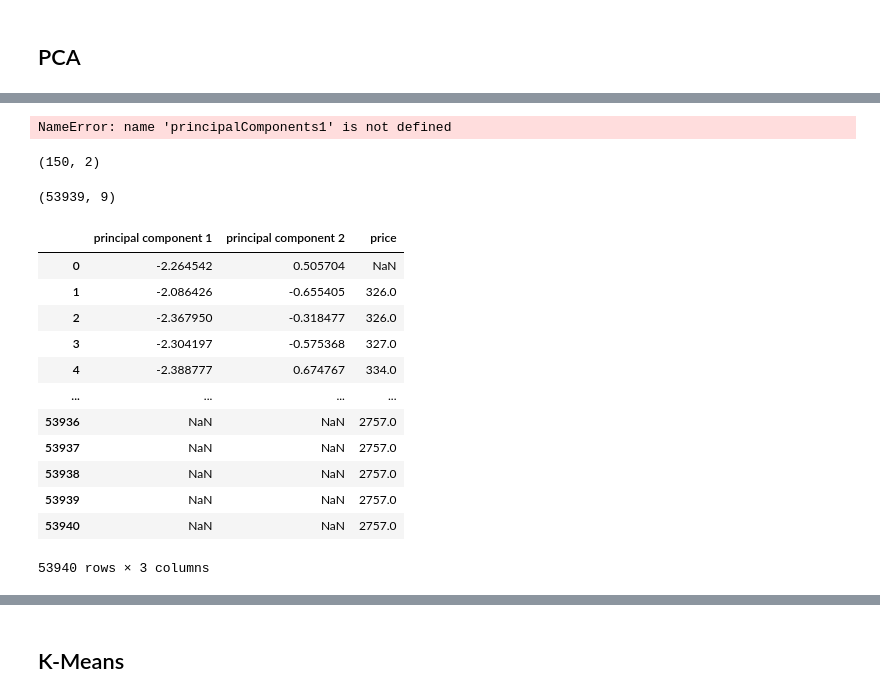
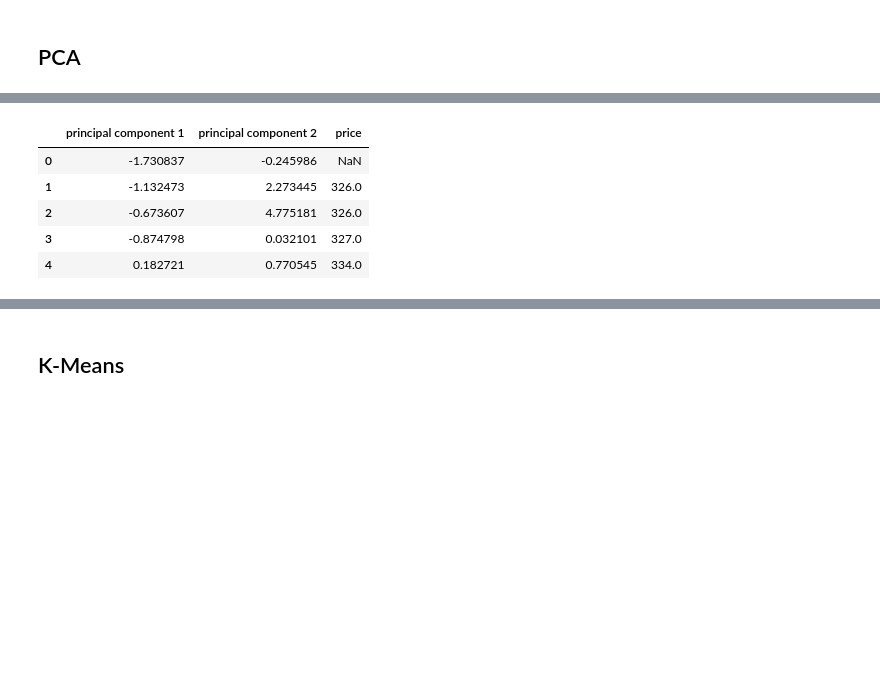
Before and after one commit to JLechuga94/Machine-Learning, a Jupyter notebook: notebook_dm2_diam.ipynb, the cells around one changed output, grey strips where cells are left out. Saved outputs shown, nothing was run; the diff lists cells and outputs as text; code cells hidden in the pictures; blank space fills up the shorter version.

```diff
--- a/notebook_dm2_diam.ipynb
+++ b/notebook_dm2_diam.ipynb
@@ -364,36 +310,19 @@ principal_components1 = pca.fit_transform(X)
 # %%
-pca_df = pd.DataFrame(data = principalComponents1
+pca = PCA(n_components=2)
+principalComponents = pca.fit_transform(X)
+principalDf = pd.DataFrame(data = principalComponents
              , columns = ['principal component 1', 'principal component 2'])
 
-finalDf = pd.concat([pca_df, diamond_df[['price']]], axis = 1)
+finalDf = pd.concat([principalDf, diamond_df[['price']]], axis = 1)
-# %% [output]
-NameError: name 'principalComponents1' is not defined
-# %%
-pca_df.shape
-# %% [output]
-(150, 2)
-# %%
-diamond_df.shape
-# %% [output]
-(53939, 9)
-# %%
-finalDf = pd.concat([pca_df, diamond_df[['price']]], axis = 1)
 # %%
-finalDf
+finalDf.head()
 # %% [output]
 |  | principal component 1 | principal component 2 | price |
-| 0 | -2.264542 | 0.505704 | NaN |
-| 1 | -2.086426 | -0.655405 | 326.0 |
-| 2 | -2.367950 | -0.318477 | 326.0 |
-| 3 | -2.304197 | -0.575368 | 327.0 |
-| 4 | -2.388777 | 0.674767 | 334.0 |
-| ... | ... | ... | ... |
-| 53936 | NaN | NaN | 2757.0 |
-| 53937 | NaN | NaN | 2757.0 |
-| 53938 | NaN | NaN | 2757.0 |
-| 53939 | NaN | NaN | 2757.0 |
-| 53940 | NaN | NaN | 2757.0 |
+| 0 | -1.730837 | -0.245986 | NaN |
+| 1 | -1.132473 | 2.273445 | 326.0 |
+| 2 | -0.673607 | 4.775181 | 326.0 |
+| 3 | -0.874798 | 0.032101 | 327.0 |
+| 4 | 0.182721 | 0.770545 | 334.0 |
-53940 rows × 3 columns
 # %%
 fig1 = plt.figure(figsize = (8,8))
 ax = fig1.add_subplot(1,1,1)
```
Also changed, not shown: parts of 19 cells of this notebook.
